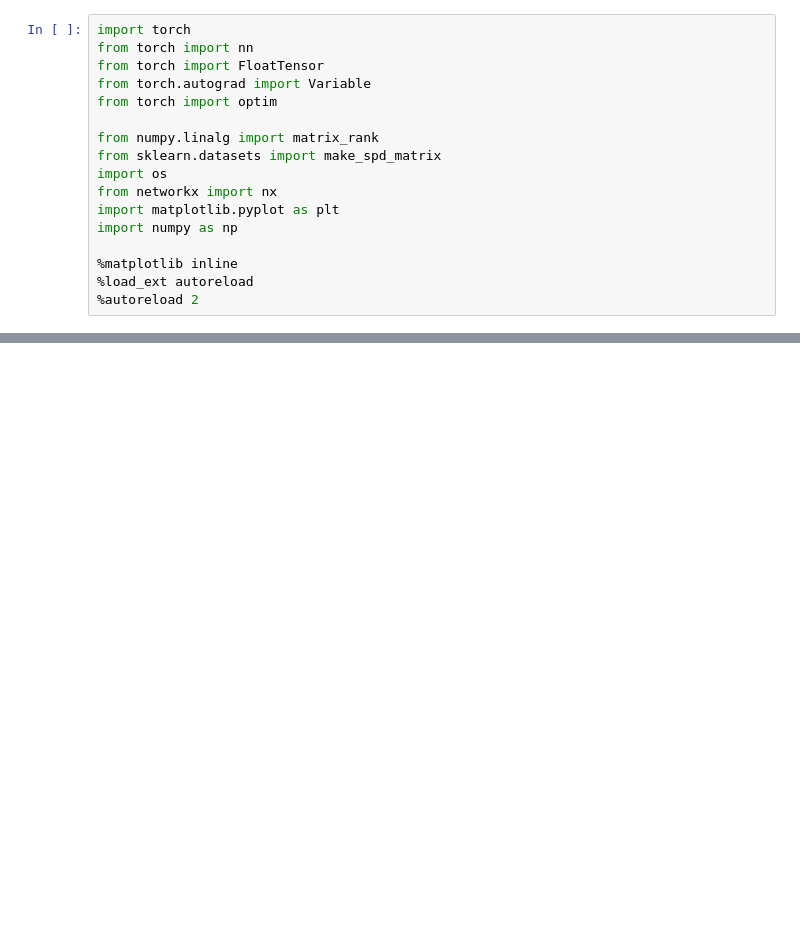
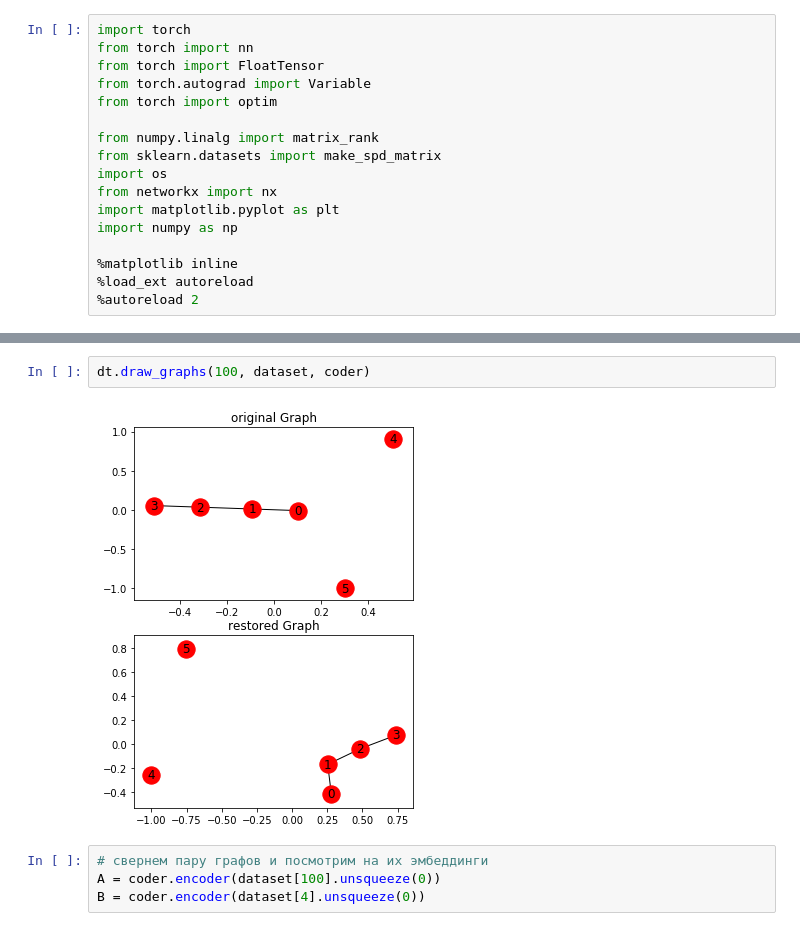
Before and after one commit to nikitadurasov/SPD_reduce, a Jupyter notebook: Tutorial.ipynb, the cells around one changed output, grey strips where cells are left out. Drawn from its saved outputs; the diff is of its cells as text; blank space fills up the shorter version.

```diff
--- a/Tutorial.ipynb
+++ b/Tutorial.ipynb
@@ -283,0 +140,8 @@ Variable containing:
+# %%
+dt.draw_graphs(100, dataset, coder)
+# %% [output]
+[figure, added]
+# %%
+# свернем пару графов и посмотрим на их эмбеддинги
+A = coder.encoder(dataset[100].unsqueeze(0))
+B = coder.encoder(dataset[4].unsqueeze(0))
```
Also changed, not shown: parts of 41 cells of this notebook, 3 other files.
